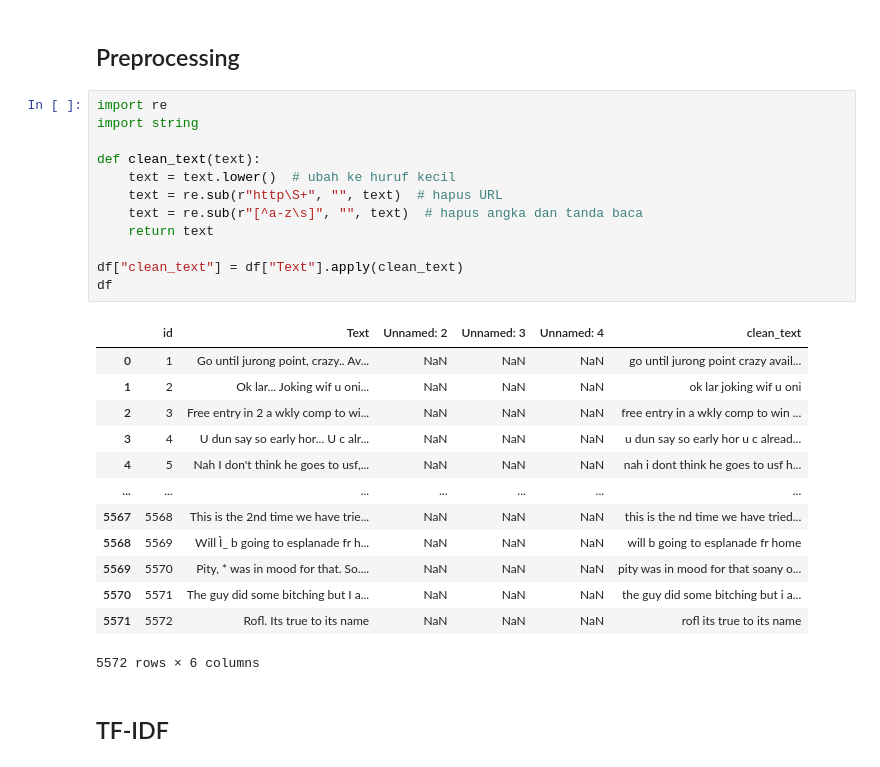
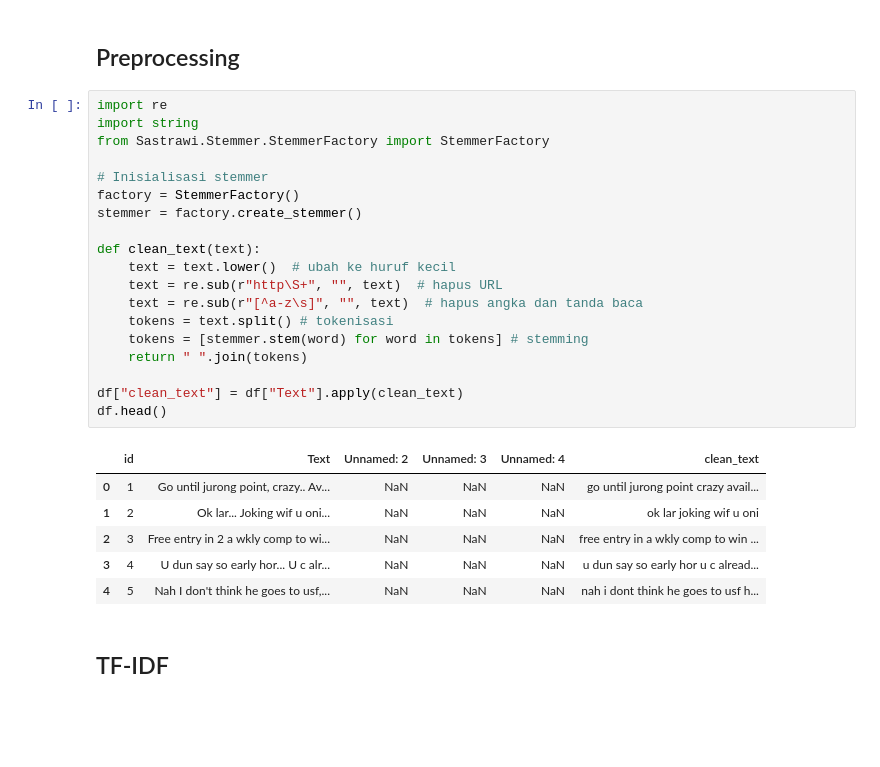
Before and after one commit to Arul805/PPW, a Jupyter notebook: _sources/UTS_2_Soal_FIX.ipynb, the cells around one changed output. Cells and saved outputs as stored; diff of their text form; blank space fills up the shorter version.

```diff
--- a/_sources/UTS_2_Soal_FIX.ipynb
+++ b/_sources/UTS_2_Soal_FIX.ipynb
@@ -227,29 +235,29 @@ Name: Text, Length: 5572, dtype: object
 # %%
 import re
 import string
+from Sastrawi.Stemmer.StemmerFactory import StemmerFactory
+
+# Inisialisasi stemmer
+factory = StemmerFactory()
+stemmer = factory.create_stemmer()
 
 def clean_text(text):
     text = text.lower()  # ubah ke huruf kecil
     text = re.sub(r"http\S+", "", text)  # hapus URL
     text = re.sub(r"[^a-z\s]", "", text)  # hapus angka dan tanda baca
-    return text
+    tokens = text.split() # tokenisasi
+    tokens = [stemmer.stem(word) for word in tokens] # stemming
+    return " ".join(tokens)
 
 df["clean_text"] = df["Text"].apply(clean_text)
-df
+df.head()
 # %% [output]
 |  | id | Text | Unnamed: 2 | Unnamed: 3 | Unnamed: 4 | clean_text |
 | 0 | 1 | Go until jurong point, crazy.. Av... | NaN | NaN | NaN | go until jurong point crazy avail... |
 | 1 | 2 | Ok lar... Joking wif u oni... | NaN | NaN | NaN | ok lar joking wif u oni |
 | 2 | 3 | Free entry in 2 a wkly comp to wi... | NaN | NaN | NaN | free entry in a wkly comp to win ... |
 | 3 | 4 | U dun say so early hor... U c alr... | NaN | NaN | NaN | u dun say so early hor u c alread... |
 | 4 | 5 | Nah I don't think he goes to usf,... | NaN | NaN | NaN | nah i dont think he goes to usf h... |
-| ... | ... | ... | ... | ... | ... | ... |
-| 5567 | 5568 | This is the 2nd time we have trie... | NaN | NaN | NaN | this is the nd time we have tried... |
-| 5568 | 5569 | Will Ì_ b going to esplanade fr h... | NaN | NaN | NaN | will b going to esplanade fr home |
-| 5569 | 5570 | Pity, * was in mood for that. So.... | NaN | NaN | NaN | pity was in mood for that soany o... |
-| 5570 | 5571 | The guy did some bitching but I a... | NaN | NaN | NaN | the guy did some bitching but i a... |
-| 5571 | 5572 | Rofl. Its true to its name | NaN | NaN | NaN | rofl its true to its name |
-5572 rows × 6 columns
 # %% [markdown]
 ## TF-IDF
 # %%
```
Also changed, not shown: parts of 2 cells of this notebook, 3 other files.
